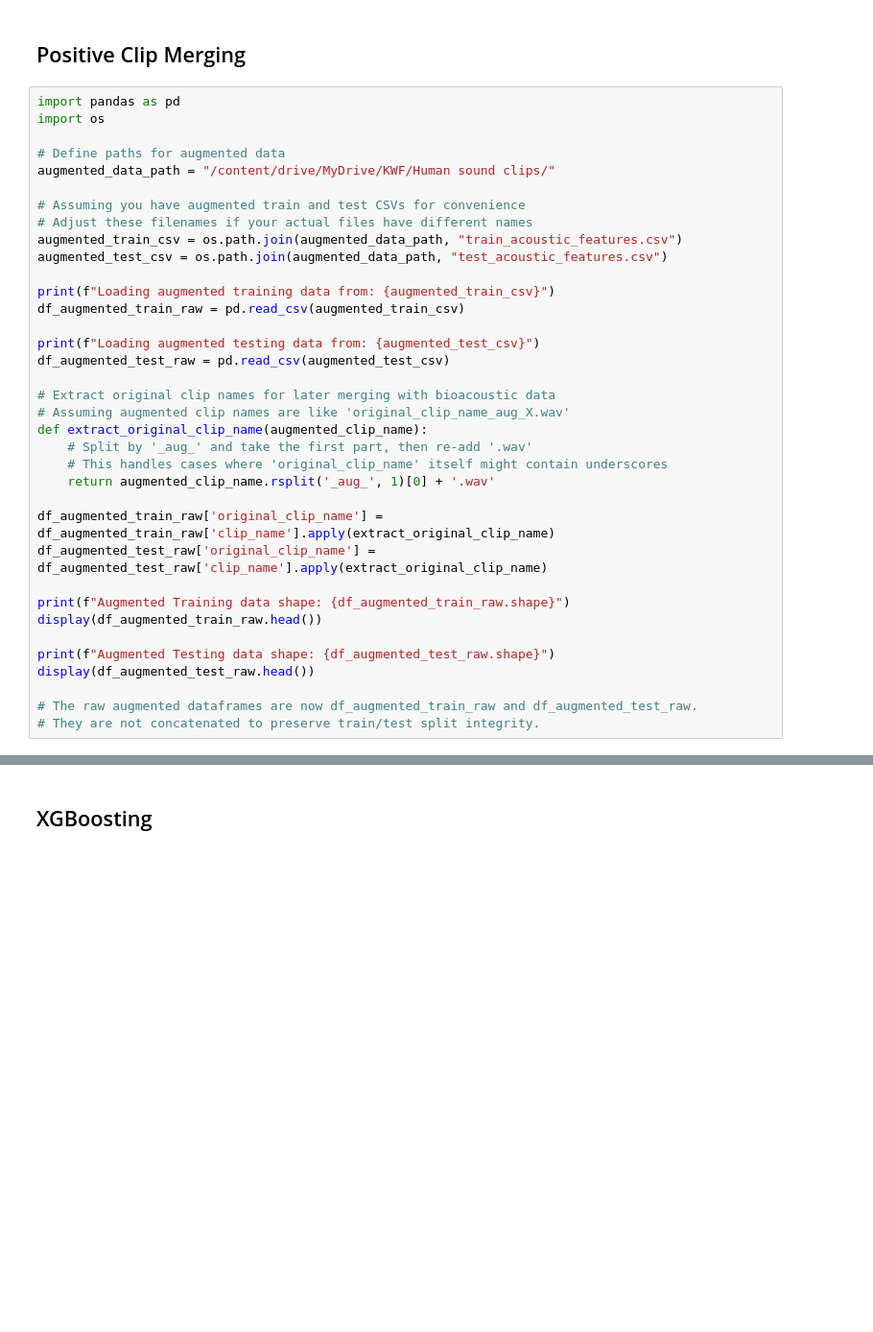
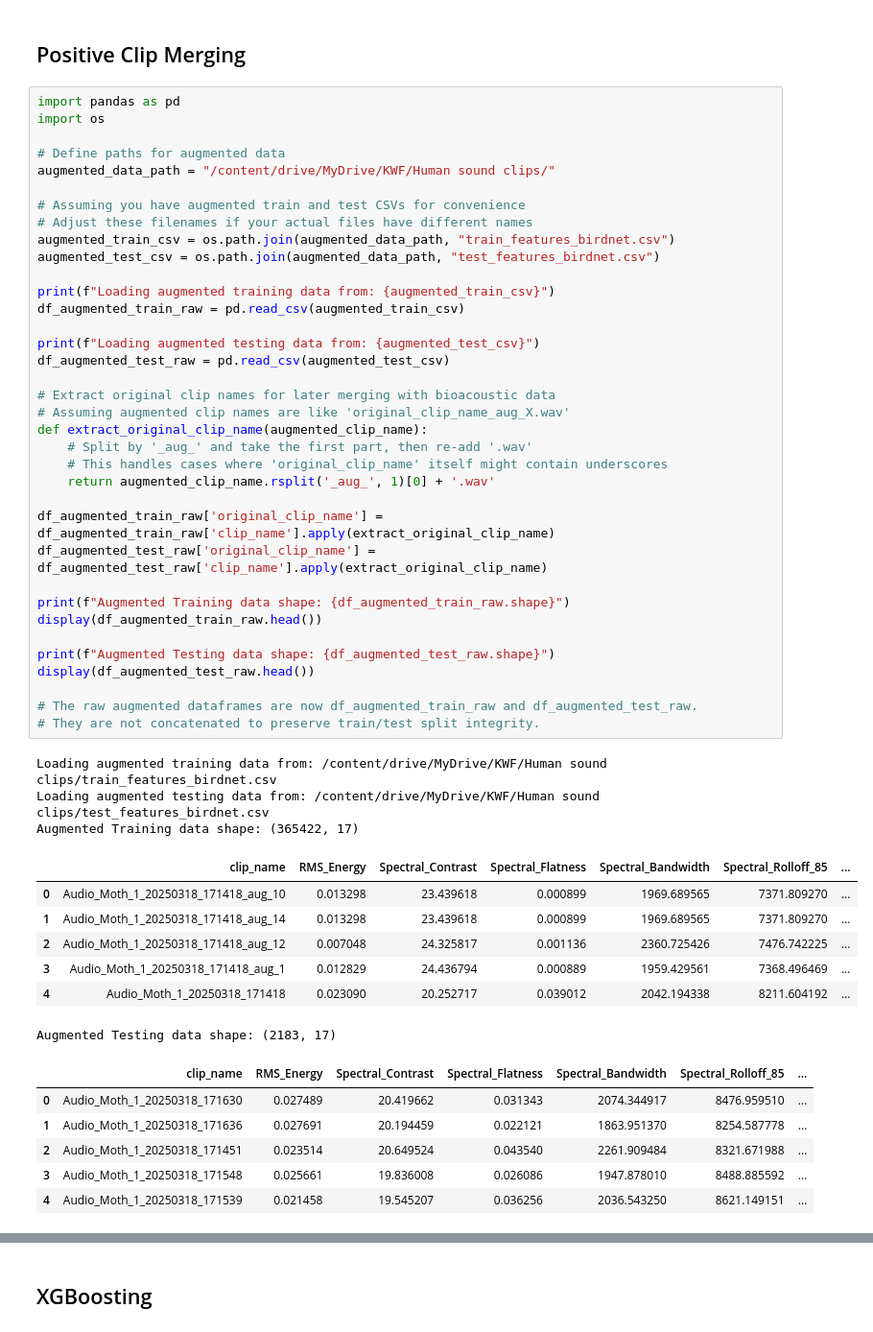
Before and after one commit to XianzhiLan/KWF_Human_Presence, a Jupyter notebook: previous_work/modeling_human_presence_analysis_Final.ipynb, the cells around one changed output, grey strips where cells are left out. Shown at 96% size. Drawn from its saved outputs; the diff is of its cells as text; blank space fills up the shorter version.

```diff
--- a/previous_work/modeling_human_presence_analysis_Final.ipynb
+++ b/previous_work/modeling_human_presence_analysis_Final.ipynb
@@ -835,35 +835,52 @@ import os
 # Define paths for augmented data
 augmented_data_path = "/content/drive/MyDrive/KWF/Human sound clips/"
 
 # Assuming you have augmented train and test CSVs for convenience
 # Adjust these filenames if your actual files have different names
-augmented_train_csv = os.path.join(augmented_data_path, "train_acoustic_features.csv")
-augmented_test_csv = os.path.join(augmented_data_path, "test_acoustic_features.csv")
+augmented_train_csv = os.path.join(augmented_data_path, "train_features_birdnet.csv")
+augmented_test_csv = os.path.join(augmented_data_path, "test_features_birdnet.csv")
 
 print(f"Loading augmented training data from: {augmented_train_csv}")
 df_augmented_train_raw = pd.read_csv(augmented_train_csv)
 
 print(f"Loading augmented testing data from: {augmented_test_csv}")
 df_augmented_test_raw = pd.read_csv(augmented_test_csv)
 
 # Extract original clip names for later merging with bioacoustic data
 # Assuming augmented clip names are like 'original_clip_name_aug_X.wav'
 def extract_original_clip_name(augmented_clip_name):
     # Split by '_aug_' and take the first part, then re-add '.wav'
     # This handles cases where 'original_clip_name' itself might contain underscores
     return augmented_clip_name.rsplit('_aug_', 1)[0] + '.wav'
 
 df_augmented_train_raw['original_clip_name'] = df_augmented_train_raw['clip_name'].apply(extract_original_clip_name)
 df_augmented_test_raw['original_clip_name'] = df_augmented_test_raw['clip_name'].apply(extract_original_clip_name)
 
 print(f"Augmented Training data shape: {df_augmented_train_raw.shape}")
 display(df_augmented_train_raw.head())
 
 print(f"Augmented Testing data shape: {df_augmented_test_raw.shape}")
 display(df_augmented_test_raw.head())
 
 # The raw augmented dataframes are now df_augmented_train_raw and df_augmented_test_raw.
 # They are not concatenated to preserve train/test split integrity.
+# %% [output]
+Loading augmented training data from: /content/drive/MyDrive/KWF/Human sound clips/train_features_birdnet.csv
+Loading augmented testing data from: /content/drive/MyDrive/KWF/Human sound clips/test_features_birdnet.csv
+Augmented Training data shape: (365422, 17)
+|  | clip_name | RMS_Energy | Spectral_Contrast | Spectral_Flatness | Spectral_Bandwidth | Spectral_Rolloff_85 | ... |
+| 0 | Audio_Moth_1_20250318_171418_aug_10 | 0.013298 | 23.439618 | 0.000899 | 1969.689565 | 7371.809270 | ... |
+| 1 | Audio_Moth_1_20250318_171418_aug_14 | 0.013298 | 23.439618 | 0.000899 | 1969.689565 | 7371.809270 | ... |
+| 2 | Audio_Moth_1_20250318_171418_aug_12 | 0.007048 | 24.325817 | 0.001136 | 2360.725426 | 7476.742225 | ... |
+| 3 | Audio_Moth_1_20250318_171418_aug_1 | 0.012829 | 24.436794 | 0.000889 | 1959.429561 | 7368.496469 | ... |
+| 4 | Audio_Moth_1_20250318_171418 | 0.023090 | 20.252717 | 0.039012 | 2042.194338 | 8211.604192 | ... |
+Augmented Testing data shape: (2183, 17)
+|  | clip_name | RMS_Energy | Spectral_Contrast | Spectral_Flatness | Spectral_Bandwidth | Spectral_Rolloff_85 | ... |
+| 0 | Audio_Moth_1_20250318_171630 | 0.027489 | 20.419662 | 0.031343 | 2074.344917 | 8476.959510 | ... |
+| 1 | Audio_Moth_1_20250318_171636 | 0.027691 | 20.194459 | 0.022121 | 1863.951370 | 8254.587778 | ... |
+| 2 | Audio_Moth_1_20250318_171451 | 0.023514 | 20.649524 | 0.043540 | 2261.909484 | 8321.671988 | ... |
+| 3 | Audio_Moth_1_20250318_171548 | 0.025661 | 19.836008 | 0.026086 | 1947.878010 | 8488.885592 | ... |
+| 4 | Audio_Moth_1_20250318_171539 | 0.021458 | 19.545207 | 0.036256 | 2036.543250 | 8621.149151 | ... |
 # %%
 import numpy as np
 import ast
```
Also changed, not shown: parts of 19 cells of this notebook.
